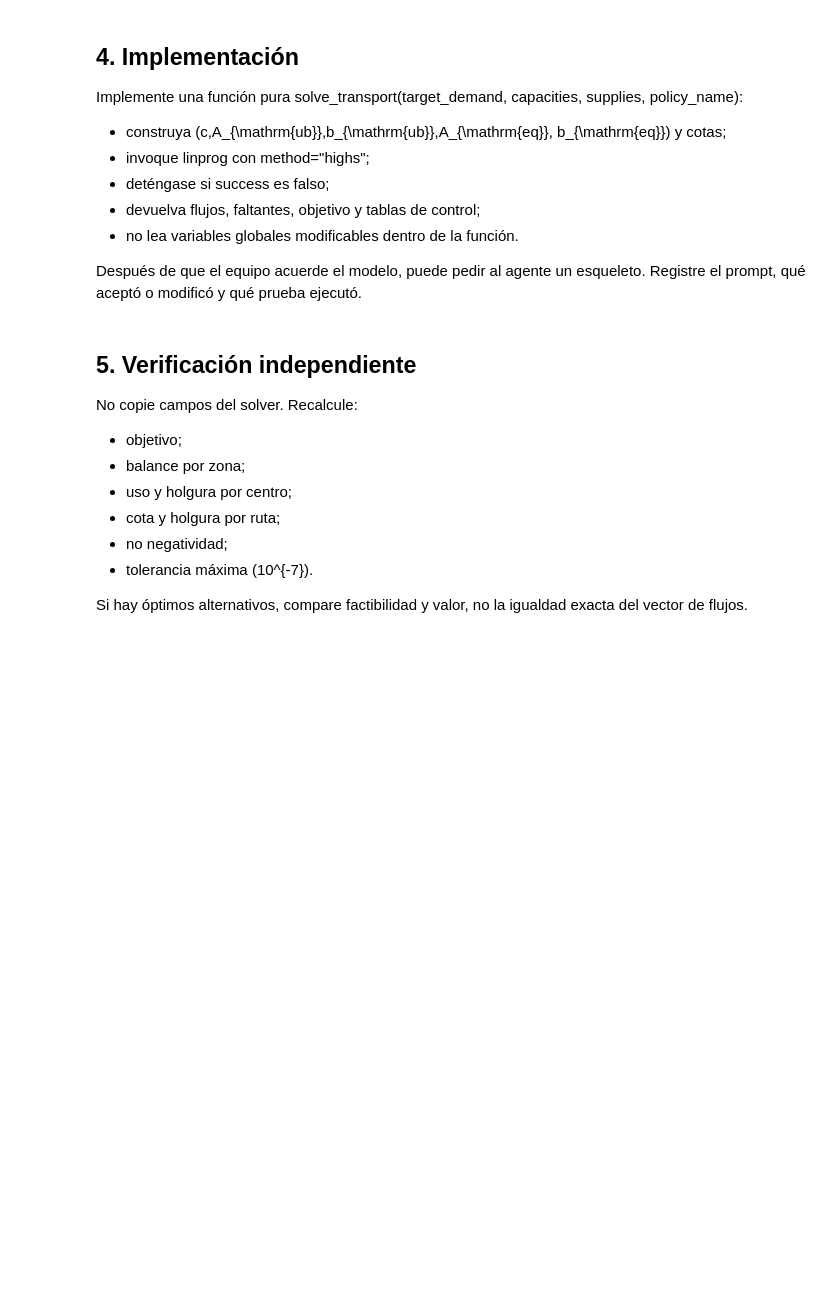
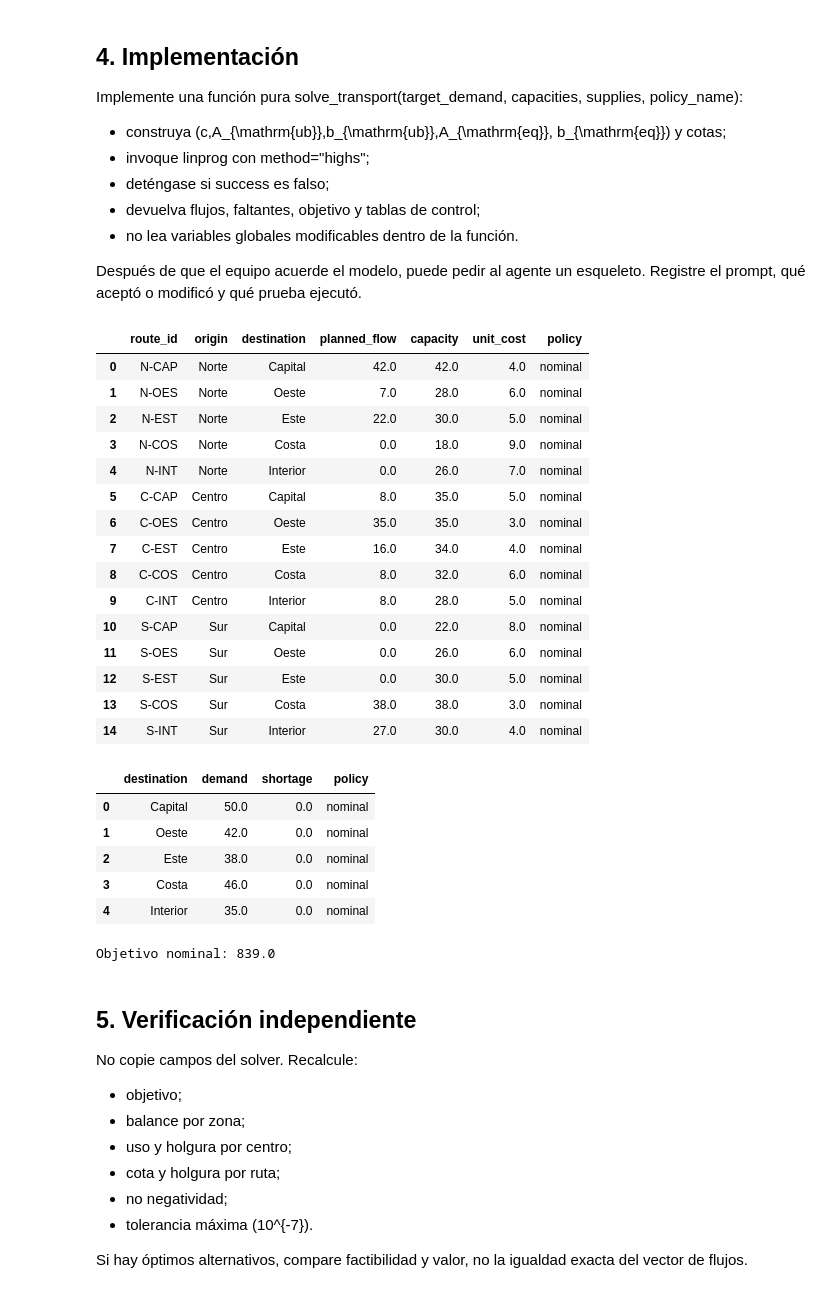
Before and after one commit to Marcodisario/Final-OPIO, a Jupyter notebook: Parte1/part1_primal.ipynb, the cells around one changed output. Drawn from its saved outputs; the diff is of its cells as text; code cells hidden in the pictures; blank space fills up the shorter version.

```diff
--- a/Parte1/part1_primal.ipynb
+++ b/Parte1/part1_primal.ipynb
@@ -76,10 +180,3 @@ supplies, policy_name):
 
 Después de que el equipo acuerde el modelo, puede pedir al agente un esqueleto.
 Registre el prompt, qué aceptó o modificó y qué prueba ejecutó.
-# %%
-TOL = 1e-7
-
-def solve_transport(target_demand, capacities, supplies, policy_name):
-    """Implemente exactamente la FMA. No cambie el contrato sin registrarlo."""
-    # TODO: vector objetivo, matrices, cotas, solución y tablas.
-    raise NotImplementedError("Completar después de congelar la FMA")
@@ -86,3 +350,46 @@ def solve_transport(target_demand, capacities, supplies, policy_name):
+# %%
+# Preparar los parámetros del caso nominal con los nombres reales de los CSV.
+target_demand = dict(zip(destinations['destination'], destinations['nominal_demand']))
+shortage_penalties = dict(zip(destinations['destination'], destinations['shortage_penalty']))
+supplies = dict(zip(origins['origin'], origins['supply']))
+capacities = dict(zip(routes['route_id'], routes['capacity']))
+
+# Solución nominal que se verificará en el punto 5.
+nominal_solution = solve_transport(
+    target_demand=target_demand,
+    capacities=capacities,
+    supplies=supplies,
+    routes=routes,
+    shortage_penalties=shortage_penalties,
+    policy_name='nominal',
+)
+
+display(nominal_solution['flows'], nominal_solution['shortages'])
+print('Objetivo nominal:', nominal_solution['objective'])
+# %% [output]
+|  | route_id | origin | destination | planned_flow | capacity | unit_cost | policy |
+| 0 | N-CAP | Norte | Capital | 42.0 | 42.0 | 4.0 | nominal |
+| 1 | N-OES | Norte | Oeste | 7.0 | 28.0 | 6.0 | nominal |
+| 2 | N-EST | Norte | Este | 22.0 | 30.0 | 5.0 | nominal |
+| 3 | N-COS | Norte | Costa | 0.0 | 18.0 | 9.0 | nominal |
+| 4 | N-INT | Norte | Interior | 0.0 | 26.0 | 7.0 | nominal |
+| 5 | C-CAP | Centro | Capital | 8.0 | 35.0 | 5.0 | nominal |
+| 6 | C-OES | Centro | Oeste | 35.0 | 35.0 | 3.0 | nominal |
+| 7 | C-EST | Centro | Este | 16.0 | 34.0 | 4.0 | nominal |
+| 8 | C-COS | Centro | Costa | 8.0 | 32.0 | 6.0 | nominal |
+| 9 | C-INT | Centro | Interior | 8.0 | 28.0 | 5.0 | nominal |
+| 10 | S-CAP | Sur | Capital | 0.0 | 22.0 | 8.0 | nominal |
+| 11 | S-OES | Sur | Oeste | 0.0 | 26.0 | 6.0 | nominal |
+| 12 | S-EST | Sur | Este | 0.0 | 30.0 | 5.0 | nominal |
+| 13 | S-COS | Sur | Costa | 38.0 | 38.0 | 3.0 | nominal |
+| 14 | S-INT | Sur | Interior | 27.0 | 30.0 | 4.0 | nominal |
+|  | destination | demand | shortage | policy |
+| 0 | Capital | 50.0 | 0.0 | nominal |
+| 1 | Oeste | 42.0 | 0.0 | nominal |
+| 2 | Este | 38.0 | 0.0 | nominal |
+| 3 | Costa | 46.0 | 0.0 | nominal |
+| 4 | Interior | 35.0 | 0.0 | nominal |
+Objetivo nominal: 839.0
 # %% [markdown]
 ## 5. Verificación independiente
 
```
Also changed, not shown: parts of 16 cells of this notebook, 5 other files.
